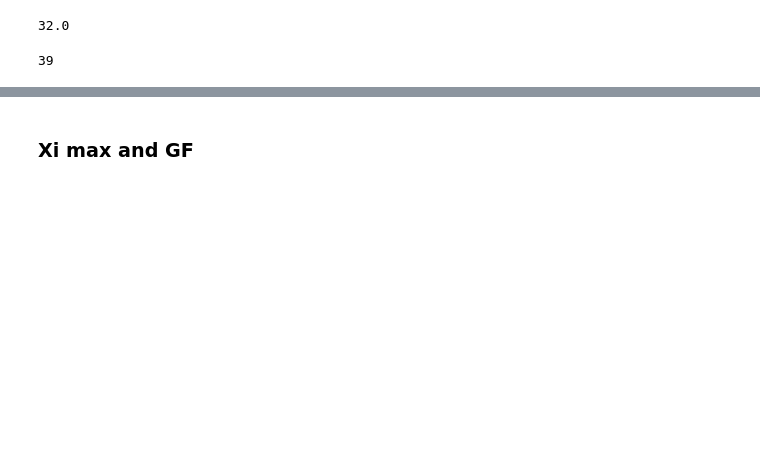
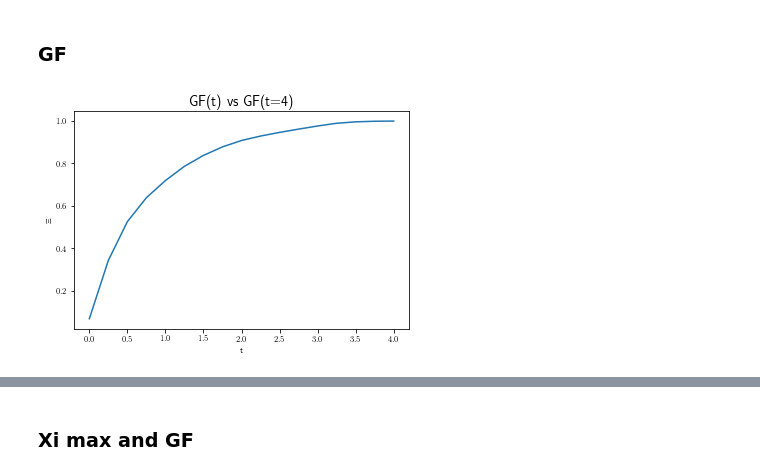
Before and after one commit to Ivan-Soler/AFM, a Jupyter notebook: main.ipynb, the cells around one changed output, grey strips where cells are left out. Saved outputs shown, nothing was run; the diff lists cells and outputs as text; code cells hidden in the pictures; blank space fills up the shorter version.

```diff
--- a/main.ipynb
+++ b/main.ipynb
@@ -4,23 +4,14 @@ import numpy as np
 import analyzer
 import Compare
 import Read
-import Maxima
-import array
 import re
 import os
-import sys
 import pickle
 import matplotlib.patches as mpatches
 from matplotlib.lines import Line2D
 import importlib
-import timeit
-import struct
-import Plot_generator
-from timeit import default_timer as timer
 importlib.reload(Compare)
 importlib.reload(analyzer)
 importlib.reload(Read)
-importlib.reload(Maxima)
-importlib.reload(Plot_generator)
+plt.rcParams['text.usetex'] = False
 plt.rcParams.update({'font.size': 12})
-plt.rcParams.update({"text.usetex": True, "font.size": 16})
@@ -227,8 +17,0 @@ FileNotFoundError: ../4x4x4x32/b2p44_new/compare_2p0t/2./GM_hist_0.txt not found
-# %%
-(780-140)/20
-# %% [output]
-32.0
-# %%
-len(conf_miss)
-# %% [output]
-39
@@ -268,0 +18,2 @@ for conf in conf_miss:
+# %% [markdown]
+### GF
@@ -268,0 +24,14 @@ for conf in conf_miss:
+# %%
+folder="../4x4x4x32/b2p44_new/"
+measure="gf/"
+observable="GM"
+data=np.loadtxt(folder+measure+observable+".txt")
+#ov_max, susy_max=np.loadtxt(folder+measure+"end_spectrum.txt")
+plt.xlabel("t")
+plt.ylabel(r'$\Xi$')
+plt.rcParams.update({'font.size': 12})
+plt.title('GF(t) vs GF(t=4)')
+plt.plot(data[1],data[0], label="$t=4.0$")
+plt.savefig(folder+"./GF.pdf")
+# %% [output]
+[figure, added]
```
Also changed, not shown: parts of 61 cells of this notebook, 2 other files.
